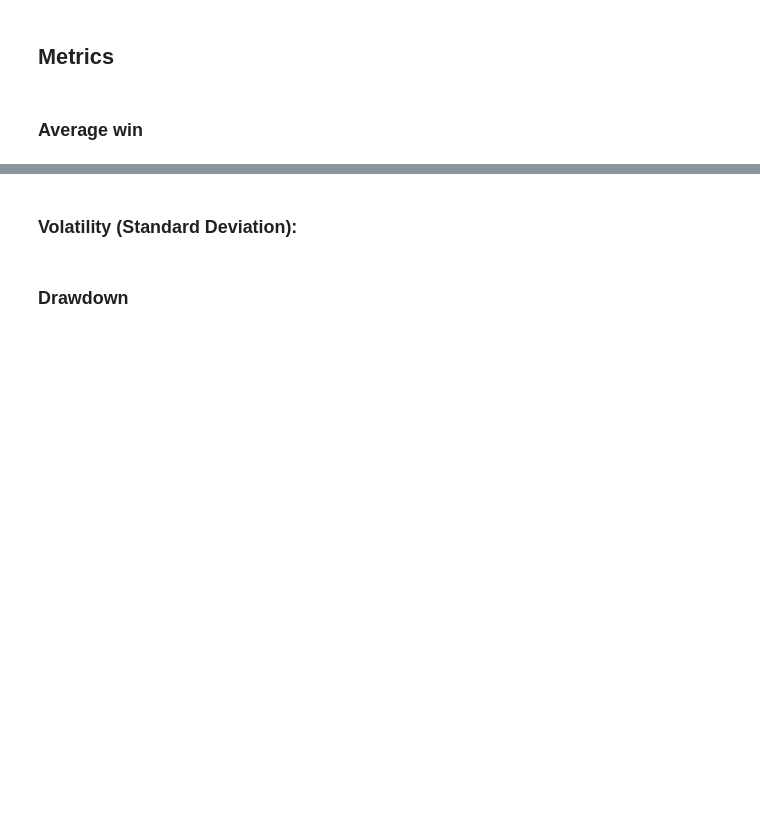
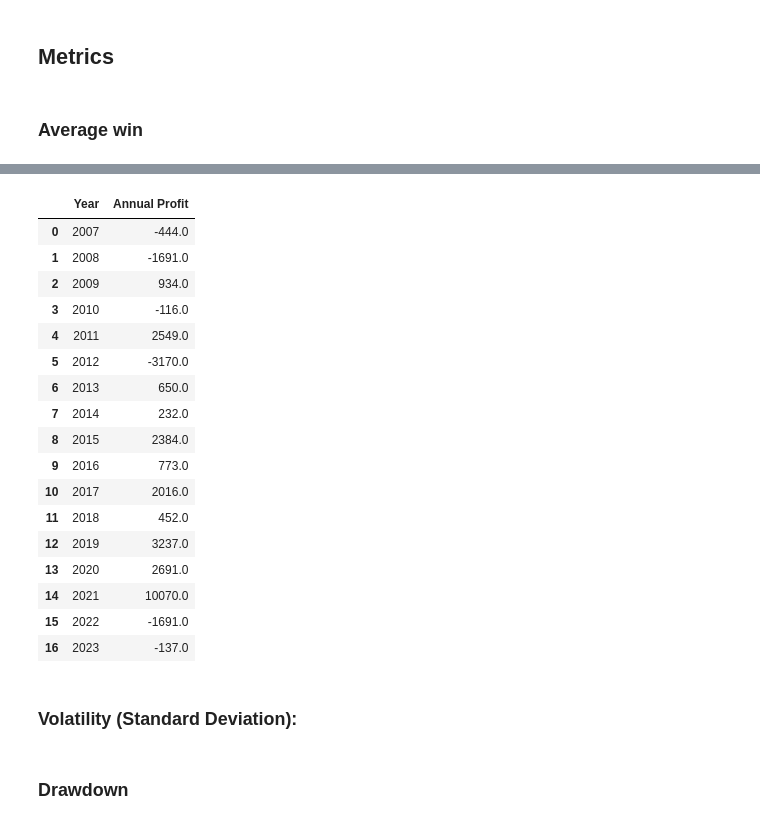
Before and after one commit to volry/BuyBeforeEarning, a Jupyter notebook: BuyBeforeEarnings.ipynb, the cells around one changed output, grey strips where cells are left out. Drawn from its saved outputs; the diff is of its cells as text; code cells hidden in the pictures; blank space fills up the shorter version.

```diff
--- a/BuyBeforeEarnings.ipynb
+++ b/BuyBeforeEarnings.ipynb
@@ -183,3 +219,30 @@ math_expectation_filtered
+# %%
+
+
+# Extract the year from the 'Date' column and group by it to calculate the annual profit
+annual_profit = df_chart.groupby(df_chart['Year'])['Profit/Loss'].sum().reset_index()
+annual_profit.columns = ['Year', 'Annual Profit']
+
+annual_profit
+# %% [output]
+|  | Year | Annual Profit |
+| 0 | 2007 | -444.0 |
+| 1 | 2008 | -1691.0 |
+| 2 | 2009 | 934.0 |
+| 3 | 2010 | -116.0 |
+| 4 | 2011 | 2549.0 |
+| 5 | 2012 | -3170.0 |
+| 6 | 2013 | 650.0 |
+| 7 | 2014 | 232.0 |
+| 8 | 2015 | 2384.0 |
+| 9 | 2016 | 773.0 |
+| 10 | 2017 | 2016.0 |
+| 11 | 2018 | 452.0 |
+| 12 | 2019 | 3237.0 |
+| 13 | 2020 | 2691.0 |
+| 14 | 2021 | 10070.0 |
+| 15 | 2022 | -1691.0 |
+| 16 | 2023 | -137.0 |
 # %%
 # ### Annualized return
 # total_return = df_chart_comp['Profit/Loss'].sum()
```
Also changed, not shown: parts of 9 cells of this notebook.
